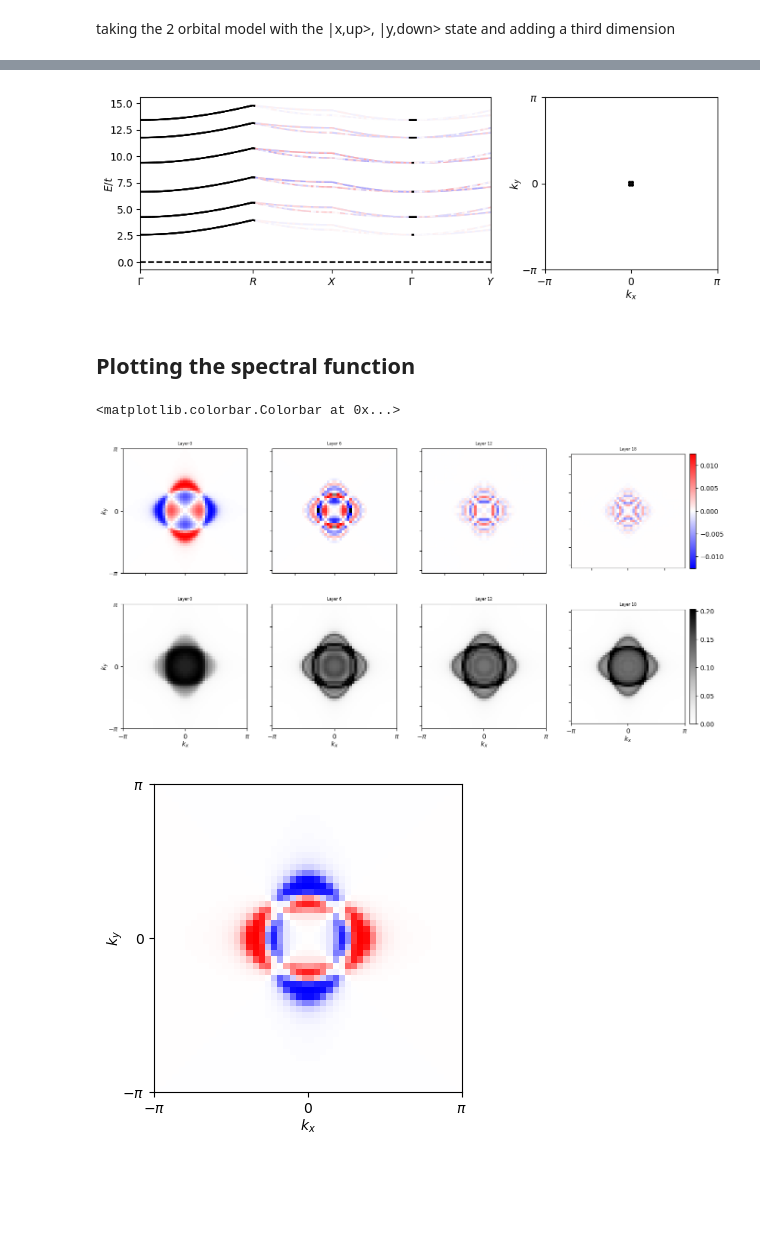
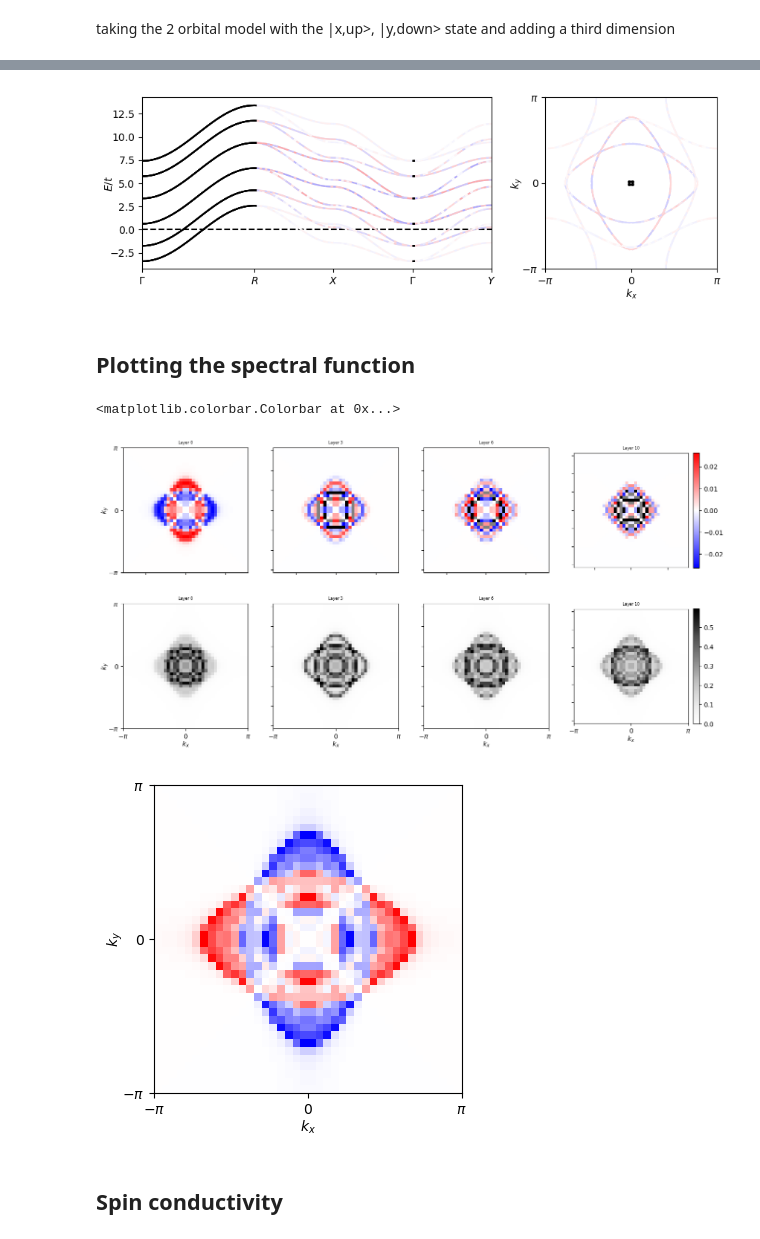
Before and after one commit to dpreuo/alter_surf, a Jupyter notebook: surface_2orbitals.ipynb, the cells around one changed output, grey strips where cells are left out. Saved outputs shown, nothing was run; the diff lists cells and outputs as text; code cells hidden in the pictures; blank space fills up the shorter version.

```diff
--- a/surface_2orbitals.ipynb
+++ b/surface_2orbitals.ipynb
@@ -70,8 +71,8 @@ labels = ['$'+l+'$' for l in labels]
 
 
 
-coloring_operator = np.kron(np.ones(param['len_z']),spin_operator0) #overall spin_operator
-coloring_operator = np.kron(projector2layer(0,len_z=param['len_z']),spin_operator0) #spin operator specific layer
+coloring_operator = np.kron(np.ones(param['len_z']),Spin_operator) #overall spin_operator
+coloring_operator = np.kron(projector2layer(0,len_z=param['len_z']),Spin_operator) #spin operator specific layer
 #coloring_operator = np.ones(4*param['len_z']) #no coloring
 
 cmap = cm.get_cmap('bwr')
@@ -79,19 +80,17 @@ cmap = cm.get_cmap('bwr')
 plot_bandstruc(ax,H_2orb_3D,param=param,points_path=pathBZ,labels_points_path=labels,coloring_operator=coloring_operator,cmap=cmap,N_samples=30)
 plot_FS(ax1,H_2orb_3D,param=param,coloring_operator=coloring_operator,cmap=cmap,Lq=50)
 # %% [output]
-[figure, old version]
+[figure, new version]
 # %% [markdown]
 ## Plotting the spectral function
 # %%
-Lq = 50 #number of k-points in each direction
-len_z = 40
+Lq = 40 #number of k-points in each direction
 Hamiltonian_fct = H_2orb_3D
-paramS1 = dict(t1=1,t2=0.5,mu=-3,m=0.6,t3=0,tz=1,tzp=0,PBC=False,Q_z=pi)
+paramS1 = dict(len_z=20,t1=1,t2=0.5,mu=-3,m=0.6,t3=0,tz=1,tzp=0,PBC=False,Q_z=pi)
 
 
 # Define the parameters for the Hamiltonian
 param = paramS1
-param['len_z'] = len_z
 # Define the k-point grid
 kxs = np.linspace(-pi,pi,Lq)
 kys = np.linspace(-pi,pi,Lq)
@@ -133,18 +132,16 @@ def plot_spectral_density(ax,spectral_density,cmap='bwr',title_plot='',show_xlab
     im = ax.imshow(spectral_density,extent=(-pi,pi,-pi,pi),origin='lower',cmap=cmap,vmin=vmin,vmax=vmax)
     return im
 # %%
-Gamma = 1e-1
-
-#coloring_operator = np.kron(np.ones(len_z),spin_operator0) #overall spin_operator
-
+Gamma = 5e-2
+len_z = param['len_z']
 
 
 #Plot
 fig,axs = plt.subplots(2,4,figsize=(16,8))
 
-for ax_column,layer in zip(axs.T,[0,6,12,18]):
+for ax_column,layer in zip(axs.T,[0,len_z//6,len_z//3,len_z//2]):
     proj_2layers = projector2layer(layer,len_z=len_z)+projector2layer(layer+1,len_z=len_z)
-    coloring_operator = np.kron(proj_2layers,spin_operator0) #projected spin_operator
+    coloring_operator = np.kron(proj_2layers,Spin_operator) #projected spin_operator
 
     #compute spin spectral density
     Os = exp_value_O(coloring_operator,psis) #.shape=(n,y,x)
@@ -167,27 +164,29 @@ plt.colorbar(imT,ax=axs[0,-1],fraction=0.046,pad=0.04)
 plt.colorbar(imB,ax=axs[1,-1],fraction=0.046,pad=0.04)
 # %% [output]
 <matplotlib.colorbar.Colorbar at 0x...>
-[figure, old version]
+[figure, new version]
 # %%
-Gamma = 10e-2
-coloring_operator = np.kron(projector2layer(len_z//2,len_z=len_z),spin_operator0) #overall spin_operator
+Gamma = 5e-2
+coloring_operator = np.kron(projector2layer(len_z//2,len_z=len_z),Spin_operator) #overall spin_operator
 
 #compute spectral density
 Os = exp_value_O(coloring_operator,psis) #.shape=(n,y,x)
 spectral_density = np.sum(Os/(es**2+Gamma**2),axis=0)/len_z
 
 #Plot
 fig,ax = plt.subplots(1,1,figsize=(4,4))
 ax.set_aspect('equal')
 ax.set_xlabel('$k_x$',labelpad=1)
 ax.set_xticks([-pi,0,pi])
 ax.set_xticklabels(['$-\pi$',0,'$\pi$'])
 ax.set_ylabel('$k_y$',labelpad=-2.5)
 ax.set_yticks([-pi,0,pi])
 ax.set_yticklabels(['$-\pi$',0,'$\pi$'])
 ax.set_xlim(-pi,pi)
 ax.set_ylim(-pi,pi)
 #--------------
 im = ax.imshow(spectral_density,extent=(-pi,pi,-pi,pi),origin='lower',cmap=cmap,vmin=spectral_density.min(),vmax=spectral_density.max())
 # %% [output]
-[figure, old version]
+[figure, new version]
+# %% [markdown]
+## Spin conductivity
```
Also changed, not shown: parts of 5 cells of this notebook, 6 other files.
